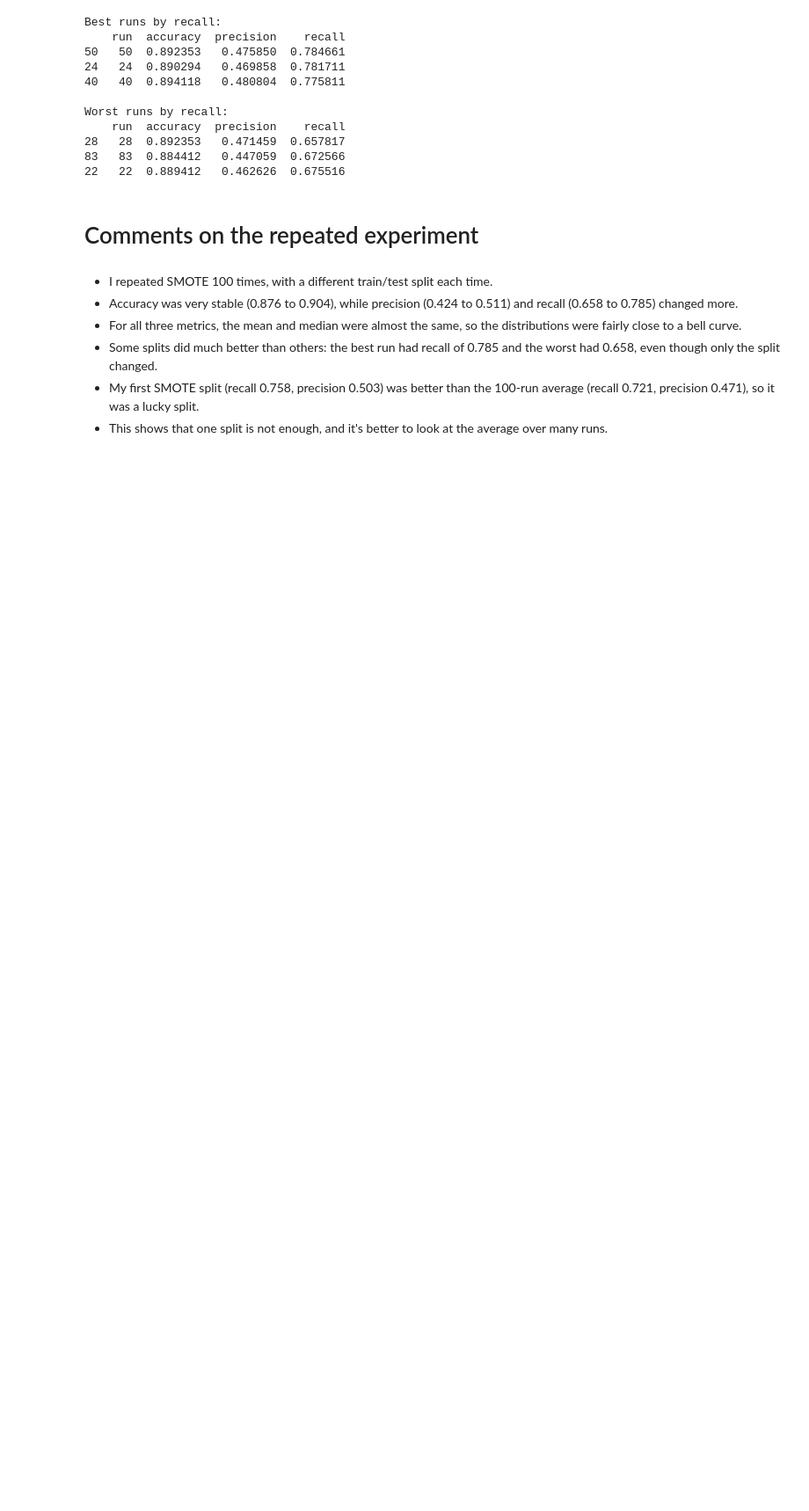
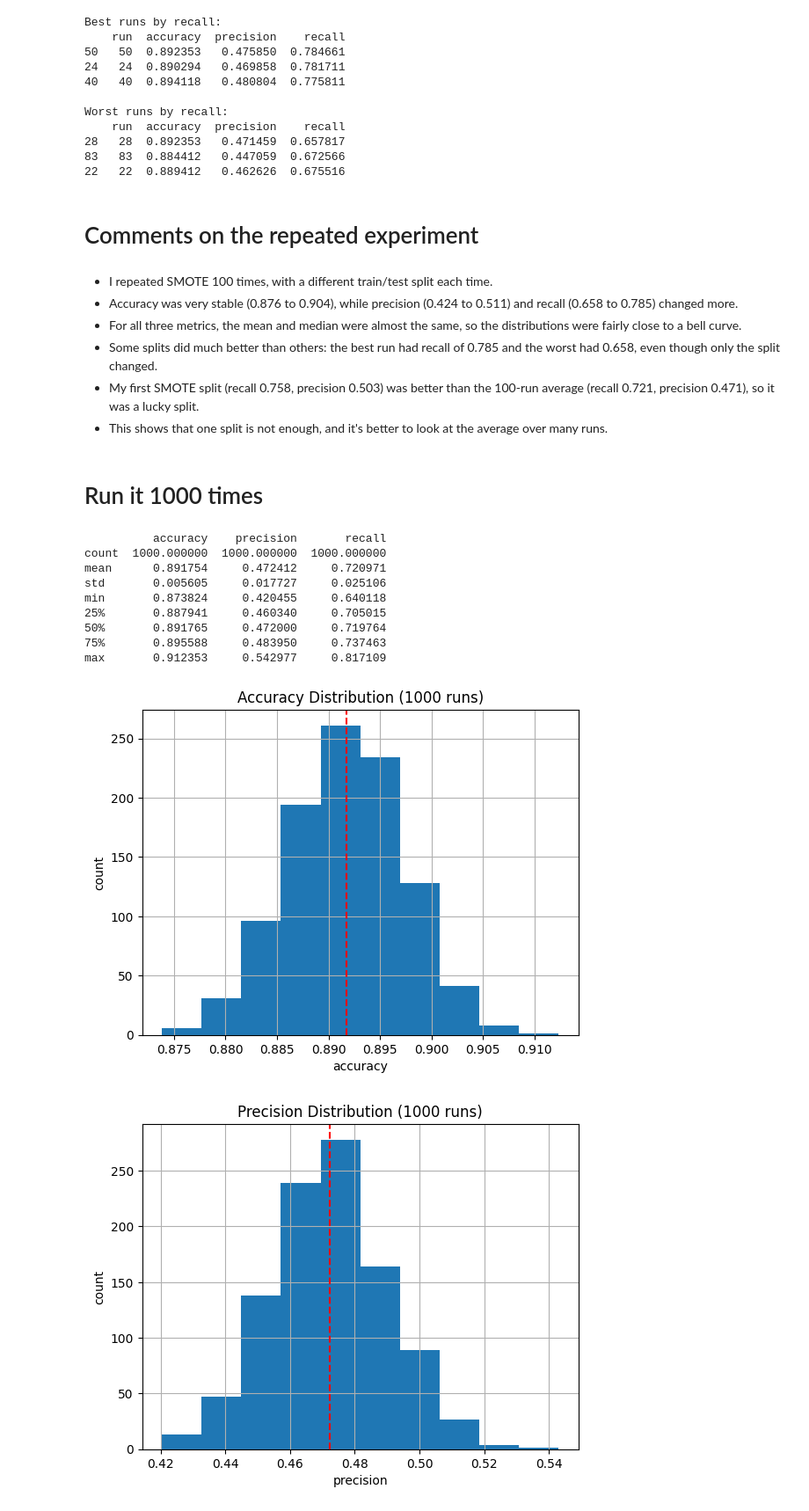
Before and after one commit to iym24004/A03-Sampling-iym24004, a Jupyter notebook: A03_SamplingxAI_5512.ipynb, the cells around one changed output. Shown at 88% size. Cells and saved outputs as stored; diff of their text form; code cells hidden in the pictures; blank space fills up the shorter version.

Commit message:
Updated A03 notebook

```diff
--- a/A03_SamplingxAI_5512.ipynb
+++ b/A03_SamplingxAI_5512.ipynb
@@ -309,3 +307,69 @@ Worst runs by recall:
 *   Some splits did much better than others: the best run had recall of 0.785 and the worst had 0.658, even though only the split changed.
 *   My first SMOTE split (recall 0.758, precision 0.503) was better than the 100-run average (recall 0.721, precision 0.471), so it was a lucky split.
 *   This shows that one split is not enough, and it's better to look at the average over many runs.
+# %% [markdown]
+# Run it 1000 times
+# %%
+from sklearn.model_selection import train_test_split
+from sklearn.tree import DecisionTreeClassifier
+from sklearn.metrics import accuracy_score, precision_score, recall_score
+from imblearn.over_sampling import SMOTE
+import pandas as pd
+import matplotlib.pyplot as plt
+
+results = []
+
+for i in range(1000):
+
+    # split each time with a different random_state
+    X_tr, X_te, y_tr, y_te = train_test_split(X, y, test_size=0.2, stratify=y, random_state=i)
+
+    # apply SMOTE on training data only
+    smote = SMOTE(random_state=i)
+    X_tr_smote, y_tr_smote = smote.fit_resample(X_tr, y_tr)
+
+    # train the model (same model as the rest of the notebook)
+    model = DecisionTreeClassifier(min_samples_split=10, random_state=i)
+    model.fit(X_tr_smote, y_tr_smote)
+
+    # evaluate on the real test set
+    preds = model.predict(X_te)
+
+    # store metrics (pos_label=0 because class 0 is the minority class)
+    results.append([
+        i,
+        accuracy_score(y_te, preds),
+        precision_score(y_te, preds, pos_label=0, zero_division=0),
+        recall_score(y_te, preds, pos_label=0, zero_division=0)
+    ])
+
+# create dataframe
+results_df = pd.DataFrame(results, columns=["run", "accuracy", "precision", "recall"])
+print(results_df[["accuracy", "precision", "recall"]].describe())
+
+# plot distributions
+for metric in ["accuracy", "precision", "recall"]:
+    results_df[metric].hist()
+    plt.axvline(results_df[metric].mean(), color="red", linestyle="--")
+    plt.title(metric.capitalize() + " Distribution (1000 runs)")
+    plt.xlabel(metric)
+    plt.ylabel("count")
+    plt.show()
+
+# best and worst splits
+print("Best runs by recall:")
+print(results_df.sort_values("recall", ascending=False).head(3))
+print("\nWorst runs by recall:")
+print(results_df.sort_values("recall").head(3))
+# %% [output]
+          accuracy    precision       recall
+count  1000.000000  1000.000000  1000.000000
+mean      0.891754     0.472412     0.720971
+std       0.005605     0.017727     0.025106
+min       0.873824     0.420455     0.640118
+25%       0.887941     0.460340     0.705015
+50%       0.891765     0.472000     0.719764
+75%       0.895588     0.483950     0.737463
+max       0.912353     0.542977     0.817109
+[figure, added]
+[figure, added]
```
Also changed, not shown: parts of 7 cells of this notebook.
